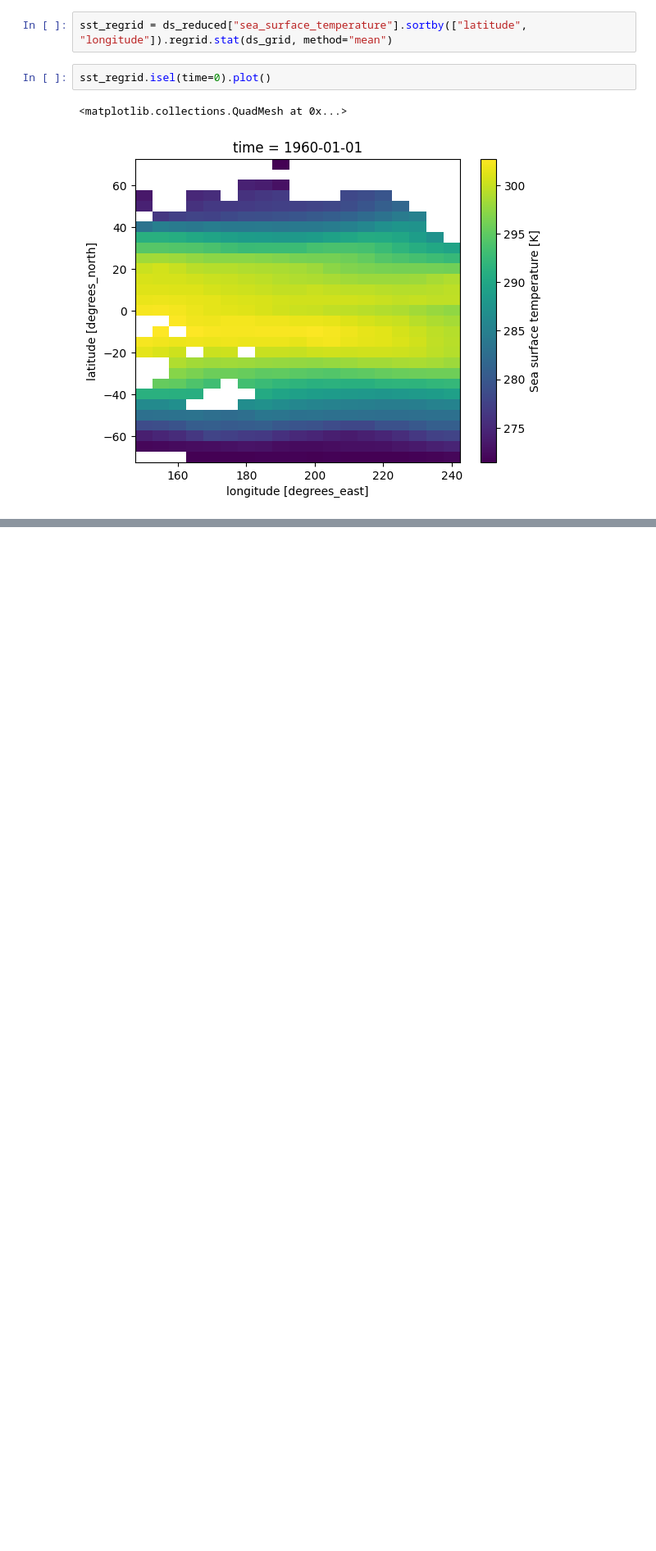
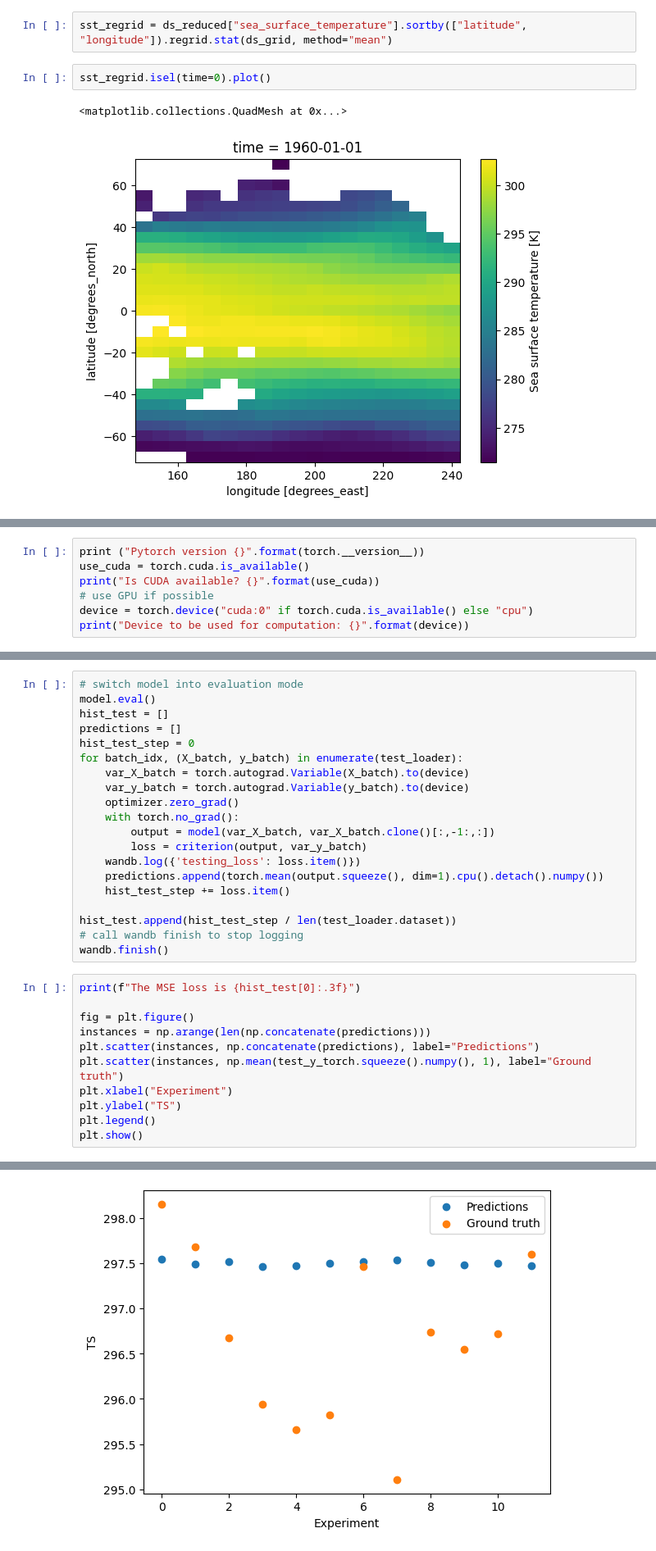
Before and after one commit to AI4S2S/cookbook, a Jupyter notebook: workflow/regrid-test.ipynb, the cells around one changed output, grey strips where cells are left out. Shown at 82% size. Saved outputs shown, nothing was run; the diff lists cells and outputs as text; blank space fills up the shorter version.

```diff
--- a/workflow/regrid-test.ipynb
+++ b/workflow/regrid-test.ipynb
@@ -129,0 +221,7 @@ Attributes:
+# %%
+print ("Pytorch version {}".format(torch.__version__))
+use_cuda = torch.cuda.is_available()
+print("Is CUDA available? {}".format(use_cuda))
+# use GPU if possible
+device = torch.device("cuda:0" if torch.cuda.is_available() else "cpu")
+print("Device to be used for computation: {}".format(device))
@@ -129,0 +404,32 @@ Attributes:
+# %%
+# switch model into evaluation mode
+model.eval()
+hist_test = []
+predictions = []
+hist_test_step = 0
+for batch_idx, (X_batch, y_batch) in enumerate(test_loader):
+    var_X_batch = torch.autograd.Variable(X_batch).to(device)
+    var_y_batch = torch.autograd.Variable(y_batch).to(device)
+    optimizer.zero_grad()
+    with torch.no_grad():
+        output = model(var_X_batch, var_X_batch.clone()[:,-1:,:])
+        loss = criterion(output, var_y_batch)
+    wandb.log({'testing_loss': loss.item()})
+    predictions.append(torch.mean(output.squeeze(), dim=1).cpu().detach().numpy())
+    hist_test_step += loss.item()
+
+hist_test.append(hist_test_step / len(test_loader.dataset))
+# call wandb finish to stop logging
+wandb.finish()
+# %%
+print(f"The MSE loss is {hist_test[0]:.3f}")
+
+fig = plt.figure()
+instances = np.arange(len(np.concatenate(predictions)))
+plt.scatter(instances, np.concatenate(predictions), label="Predictions")
+plt.scatter(instances, np.mean(test_y_torch.squeeze().numpy(), 1), label="Ground truth")
+plt.xlabel("Experiment")
+plt.ylabel("TS")
+plt.legend()
+plt.show()
+# %% [output]
@@ -129,0 +437 @@ Attributes:
+[figure, added]
```
Also changed, not shown: parts of 25 cells of this notebook.
